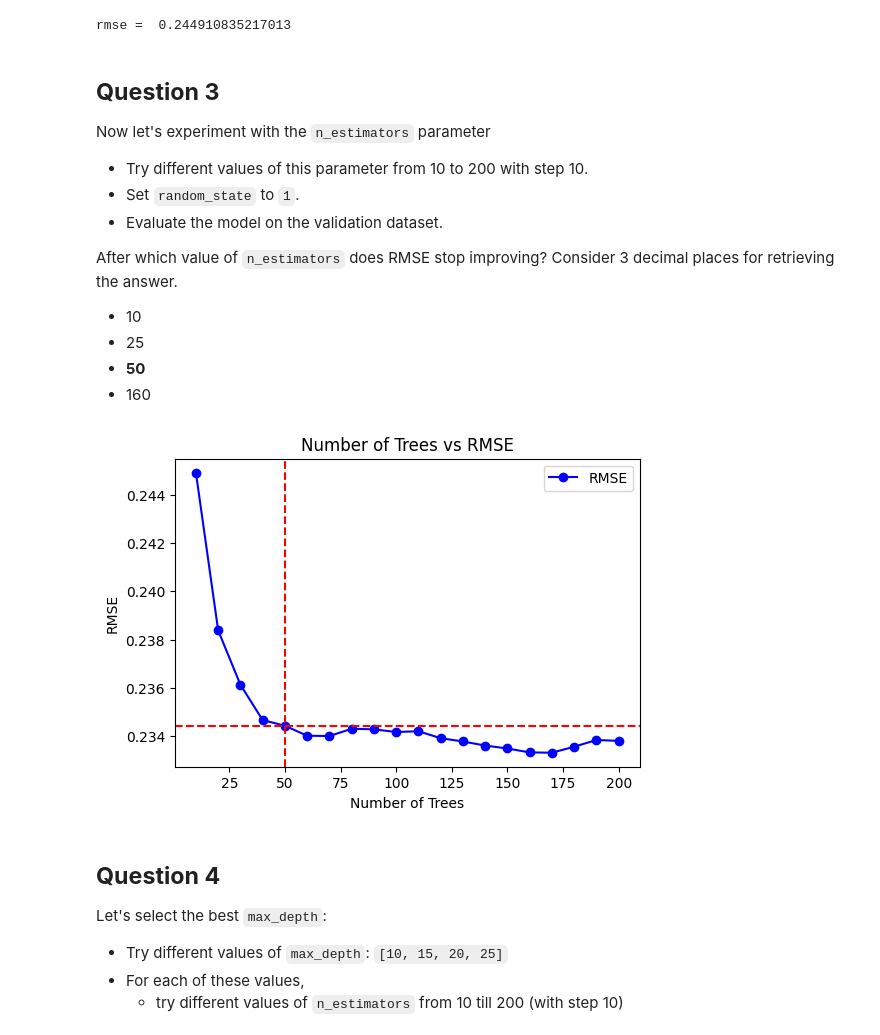
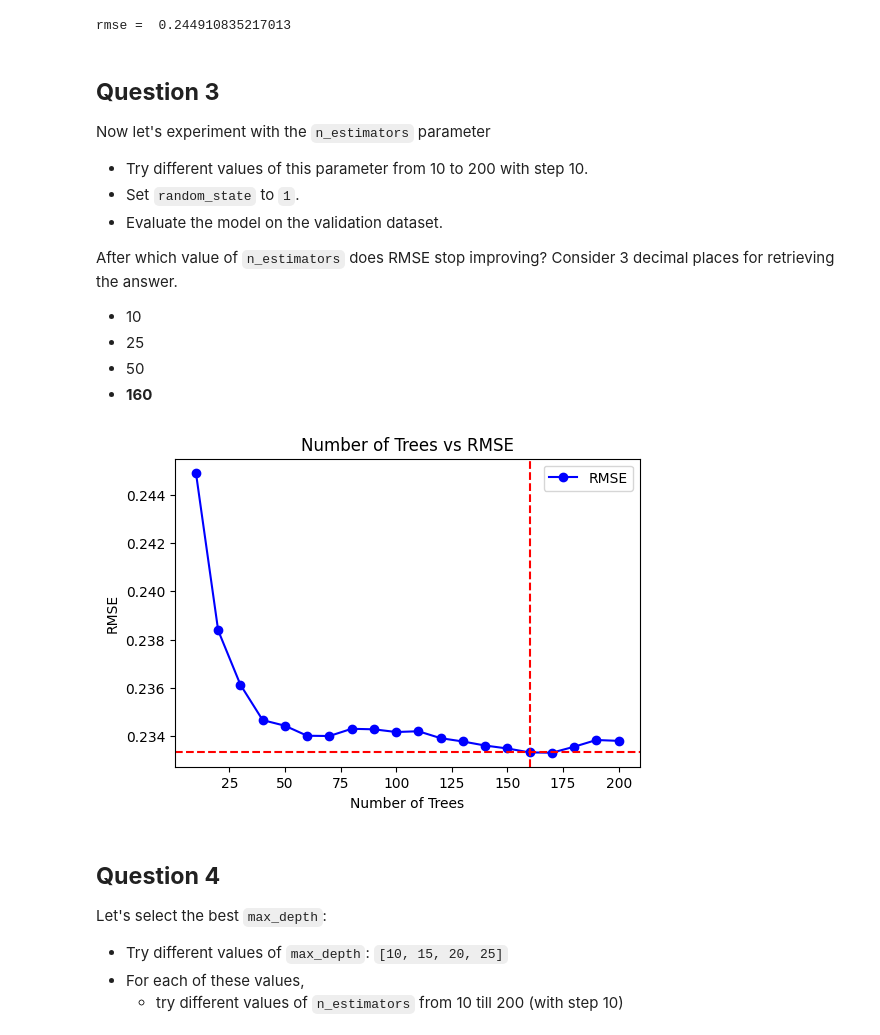
Before and after one commit to marcosbenicio/ML-zoomcamp, a Jupyter notebook: 06Trees/homework_6.ipynb, the cells around one changed output. Saved outputs shown, nothing was run; the diff lists cells and outputs as text; code cells hidden in the pictures.

```diff
--- a/06Trees/homework_6.ipynb
+++ b/06Trees/homework_6.ipynb
@@ -364,7 +364,8 @@ class MyDecisionTreeRegressor():
                 return  node
 
         # leaf node
-        return Node(leaf_value=self.compute_node(Y), samples=n_samples, node_value = self.compute_node(Y))
+        return Node(leaf_value=self.compute_node(Y), samples=n_samples,
+                    node_value = self.compute_node(Y))
 
 
     def _best_split( self, X, Y, n_features):
@@ -575,7 +577,8 @@ The Random Forest algorithm is an ensemble learning method utilized for both cla
 The random sampling of features aims to introduce diversity among the trees,  therefore reducing their correlation and improving the ensemble's generalization. By averaging the predictions from the individual trees, the ensemble model more effectively captures the variations in the data, resulting in a more stable and accurate predictive model.
 # %%
 class MyRandomForestRegressor():
-    def __init__(self,  n_estimators= 5, min_samples_split = 2, max_depth = None, random_state = 1):
+    def __init__(self,  n_estimators= 5, min_samples_split = 2,
+                  max_depth = None, random_state = 1):
         self.n_estimators = n_estimators
         self.min_samples_split = min_samples_split
         self.max_depth = max_depth
@@ -650,34 +653,35 @@ Consider 3 decimal places for retrieving the answer.
 
 - 10
 - 25
-- **50**
-- 160
+- 50
+- **160**
 # %%
 
 n_trees = np.linspace(10, 200, 20, dtype=int)
 rmse_list = []
 for tree in n_trees:
-    rf = RandomForestRegressor(n_estimators = tree, random_state =1,  n_jobs=-1)
+    rf = RandomForestRegressor(n_estimators = tree,
+                               random_state =1,  n_jobs=-1)
     rf.fit(X_train, Y_train)
     Y_pred = rf.predict(X_val)
 
     rmse = np.sqrt(mean_squared_error(Y_val, Y_pred))
     rmse_list.append(rmse)
 
 plt.figure(figsize=(6, 4))
 
 plt.plot(n_trees, rmse_list, label='RMSE', marker='o', color = 'blue')
 # lines
-plt.axvline(x=50, color='red', linestyle='--')
-plt.axhline(y=rmse_list[4], color='red', linestyle='--')
+plt.axvline(x=160, color='red', linestyle='--')
+plt.axhline(y=rmse_list[15], color='red', linestyle='--')
 
 plt.title('Number of Trees vs RMSE')
 plt.xlabel('Number of Trees')
 plt.ylabel('RMSE')
 plt.legend()
 plt.show()
 # %% [output]
-[figure, old version]
+[figure, new version]
 # %% [markdown]
 ## **Question 4**
 
```
Also changed, not shown: parts of 3 cells of this notebook.
